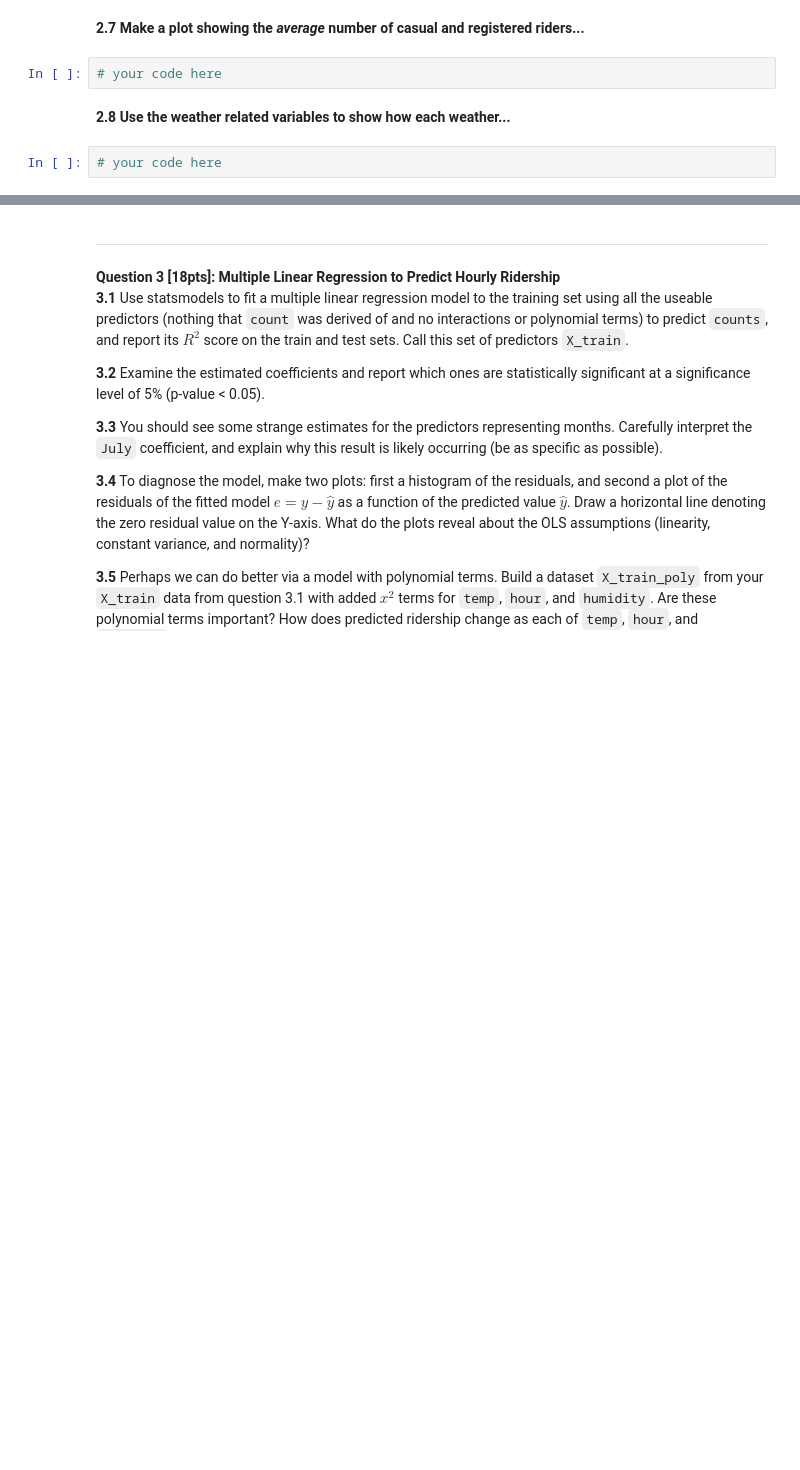
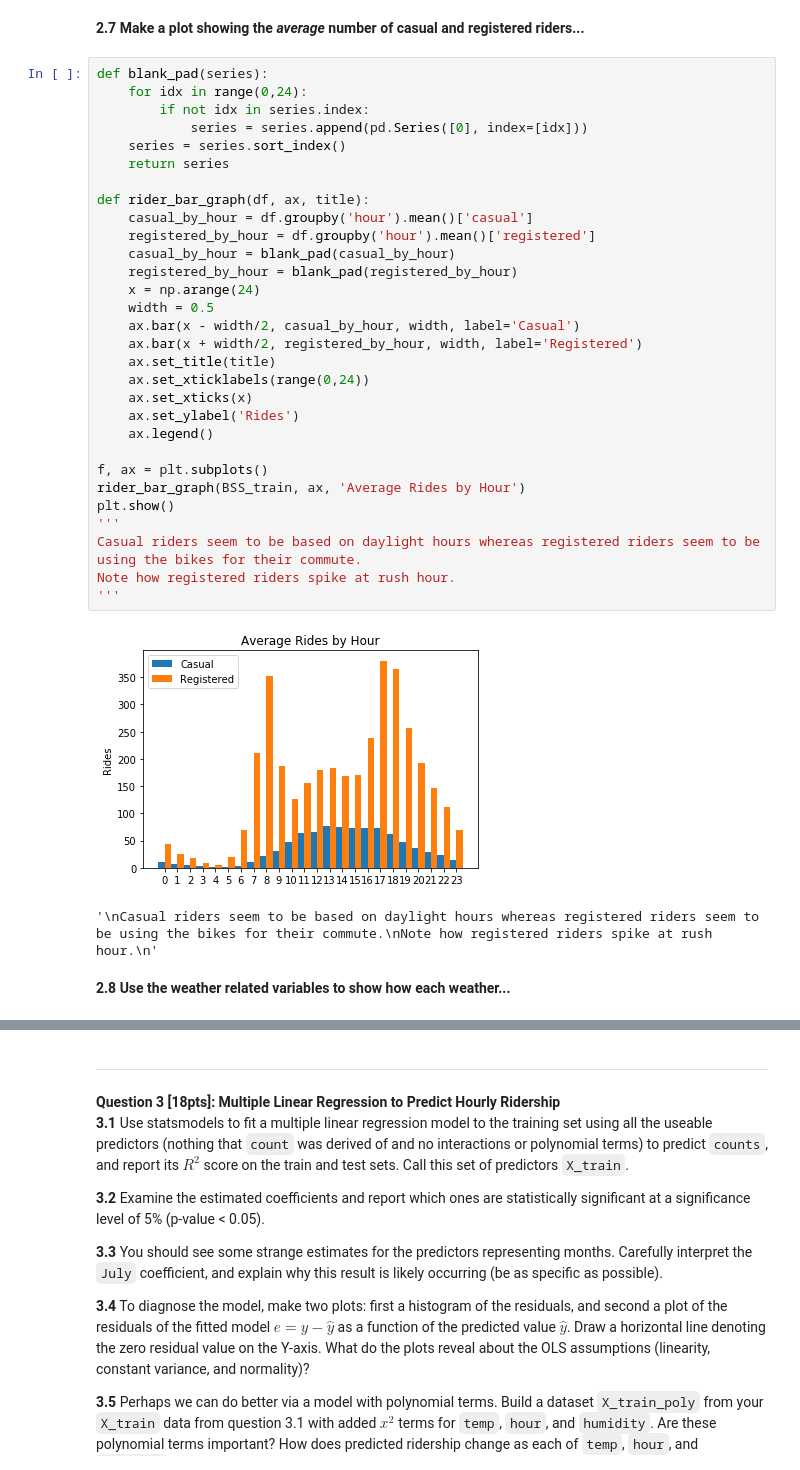
Before and after one commit to jadekessler3/2019-CS109A, a Jupyter notebook: content/homeworks/cs109a_hw3/cs109a_hw3.ipynb, the cells around one changed output, grey strips where cells are left out. Saved outputs shown, nothing was run; the diff lists cells and outputs as text; blank space fills up the shorter version.

```diff
--- a/content/homeworks/cs109a_hw3/cs109a_hw3.ipynb
+++ b/content/homeworks/cs109a_hw3/cs109a_hw3.ipynb
@@ -227,8 +344,37 @@ counts_reg.hist(colummn = "registered")
 # %% [markdown]
 **2.7 Make a plot showing the _average_ number of casual and registered riders...**
-# %%
-# your code here
+# %%
+def blank_pad(series):
+    for idx in range(0,24):
+        if not idx in series.index:
+            series = series.append(pd.Series([0], index=[idx]))
+    series = series.sort_index()
+    return series
+
+def rider_bar_graph(df, ax, title):
+    casual_by_hour = df.groupby('hour').mean()['casual']
+    registered_by_hour = df.groupby('hour').mean()['registered']
+    casual_by_hour = blank_pad(casual_by_hour)
+    registered_by_hour = blank_pad(registered_by_hour)
+    x = np.arange(24)
+    width = 0.5
+    ax.bar(x - width/2, casual_by_hour, width, label='Casual')
+    ax.bar(x + width/2, registered_by_hour, width, label='Registered')
+    ax.set_title(title)
+    ax.set_xticklabels(range(0,24))
+    ax.set_xticks(x)
+    ax.set_ylabel('Rides')
+    ax.legend()
+
+f, ax = plt.subplots()
+rider_bar_graph(BSS_train, ax, 'Average Rides by Hour')
+plt.show()
+'''
+Casual riders seem to be based on daylight hours whereas registered riders seem to be using the bikes for their commute.
+Note how registered riders spike at rush hour.
+'''
+# %% [output]
+[figure, added]
+'\nCasual riders seem to be based on daylight hours whereas registered riders seem to be using the bikes for their commute.\nNote how registered riders spike at rush hour.\n'
 # %% [markdown]
 **2.8 Use the weather related variables to show how each weather...**
-# %%
-# your code here
```
Also changed, not shown: parts of 47 cells of this notebook.
